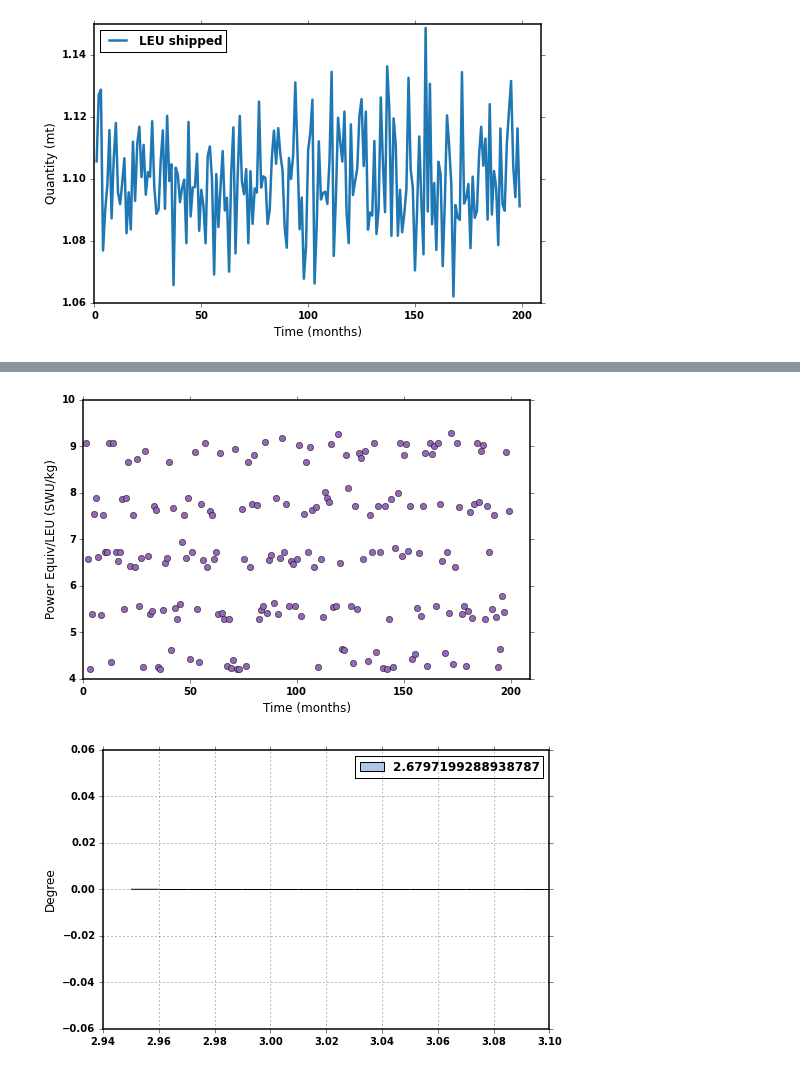
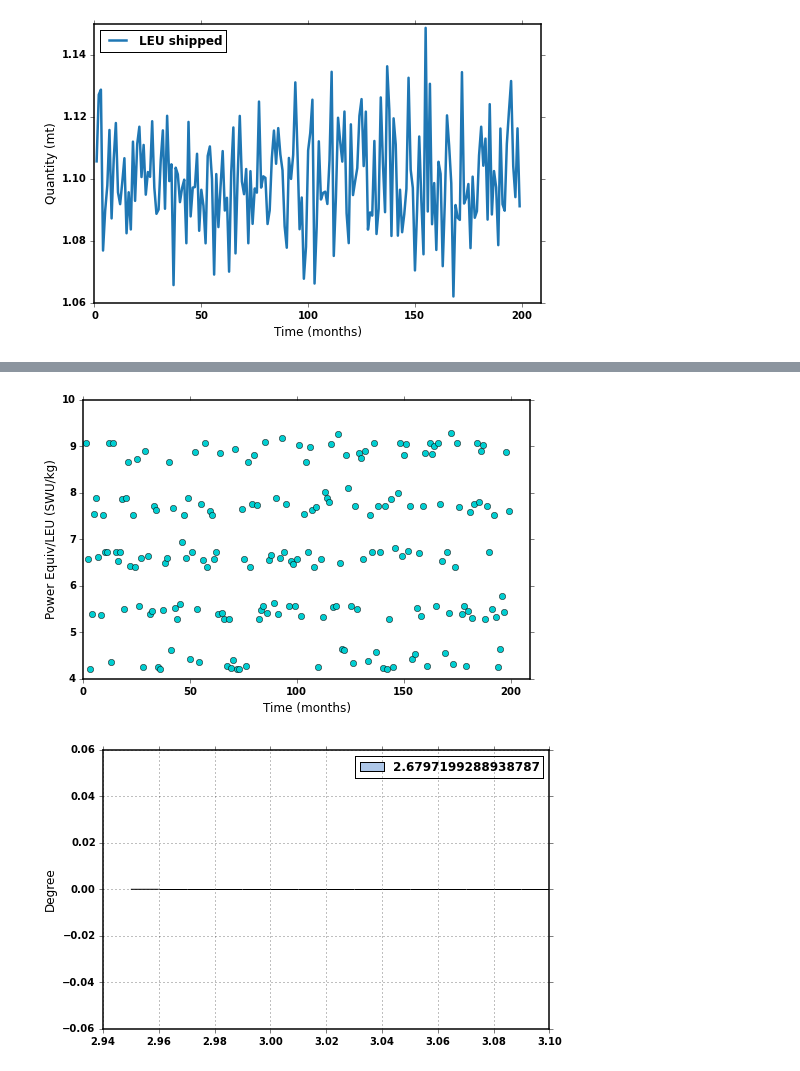
Before and after one commit to bam241/cvt_analysis, a Jupyter notebook: UM_Testing_Inspections.ipynb, the cells around one changed output, grey strips where cells are left out. Saved outputs shown, nothing was run; the diff lists cells and outputs as text; code cells hidden in the pictures.

```diff
--- a/UM_Testing_Inspections.ipynb
+++ b/UM_Testing_Inspections.ipynb
@@ -133,15 +133,15 @@ if ps == 1:
 # %%
-plt.plot(swu_time[1:],swu[1:]/leu_tp[1:], color=tableau20[i_swu], marker='o', linestyle='')
+plt.plot(swu_time[1:],swu[1:]/leu_tp[1:], color='darkturquoise', marker='o', linestyle='')
 
 plt.xlabel(xlab)
 plt.ylabel('Power Equiv/LEU (SWU/kg)')
 plt.xlim(t_min, t_max)
 
 #plt.ylim([6,7])
 if ps == 1:
     savefig(plot_dir + pfix + 'ratio_swu_leu.png')
 # %% [output]
-[figure, old version]
+[figure, new version]
 # %%
 freq = 1
 if freq == 1:
```
Also changed, not shown: parts of 3 cells of this notebook, 1 other file.
